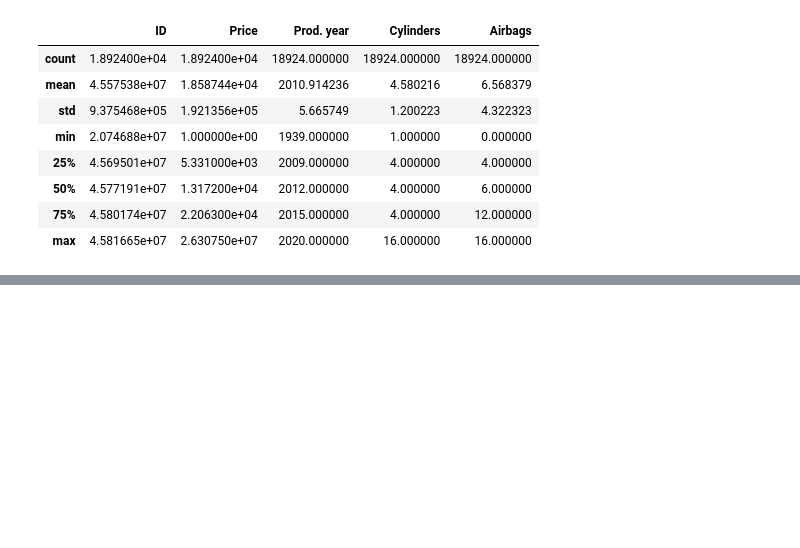
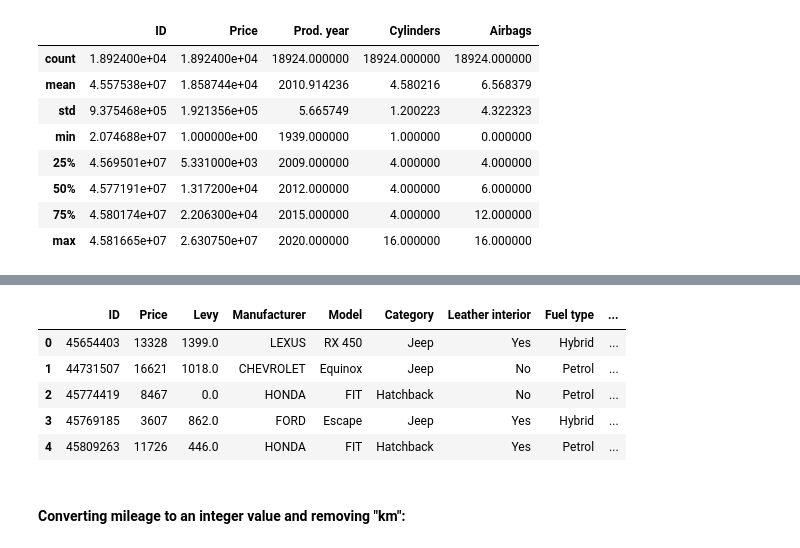
Before and after one commit to saif-gitreps/Car-price-prediction-model, a Jupyter notebook: main.ipynb, the cells around one changed output, grey strips where cells are left out. Saved outputs shown, nothing was run; the diff lists cells and outputs as text; code cells hidden in the pictures; blank space fills up the shorter version.

```diff
--- a/main.ipynb
+++ b/main.ipynb
@@ -117,0 +135,4 @@ Name: ID, Length: 18924, dtype: int64
+# %%
+data['Levy']=data['Levy'].replace('-','0')
+
+data['Levy'] = data['Levy'].astype('float64')
@@ -117,0 +141,17 @@ Name: ID, Length: 18924, dtype: int64
+# %%
+current_date = dt.datetime.now()
+
+data["Age"] = current_date.year - data["Prod. year"]
+
+data = data.drop("Prod. year", axis=1)
+# %%
+data.head()
+# %% [output]
+|  | ID | Price | Levy | Manufacturer | Model | Category | Leather interior | Fuel type | ... |
+| 0 | 45654403 | 13328 | 1399.0 | LEXUS | RX 450 | Jeep | Yes | Hybrid | ... |
+| 1 | 44731507 | 16621 | 1018.0 | CHEVROLET | Equinox | Jeep | No | Petrol | ... |
+| 2 | 45774419 | 8467 | 0.0 | HONDA | FIT | Hatchback | No | Petrol | ... |
+| 3 | 45769185 | 3607 | 862.0 | FORD | Escape | Jeep | Yes | Hybrid | ... |
+| 4 | 45809263 | 11726 | 446.0 | HONDA | FIT | Hatchback | Yes | Petrol | ... |
+# %% [markdown]
+#### Converting mileage to an integer value and removing "km":
```
Also changed, not shown: parts of 18 cells of this notebook.
